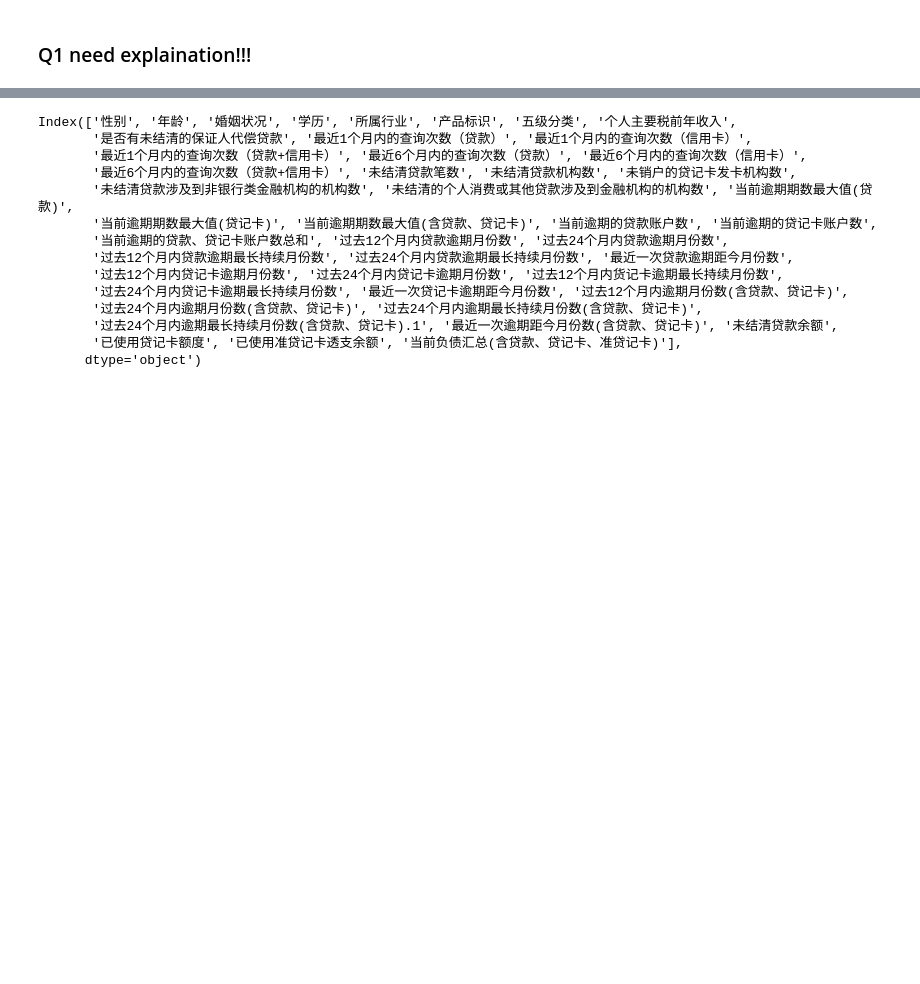
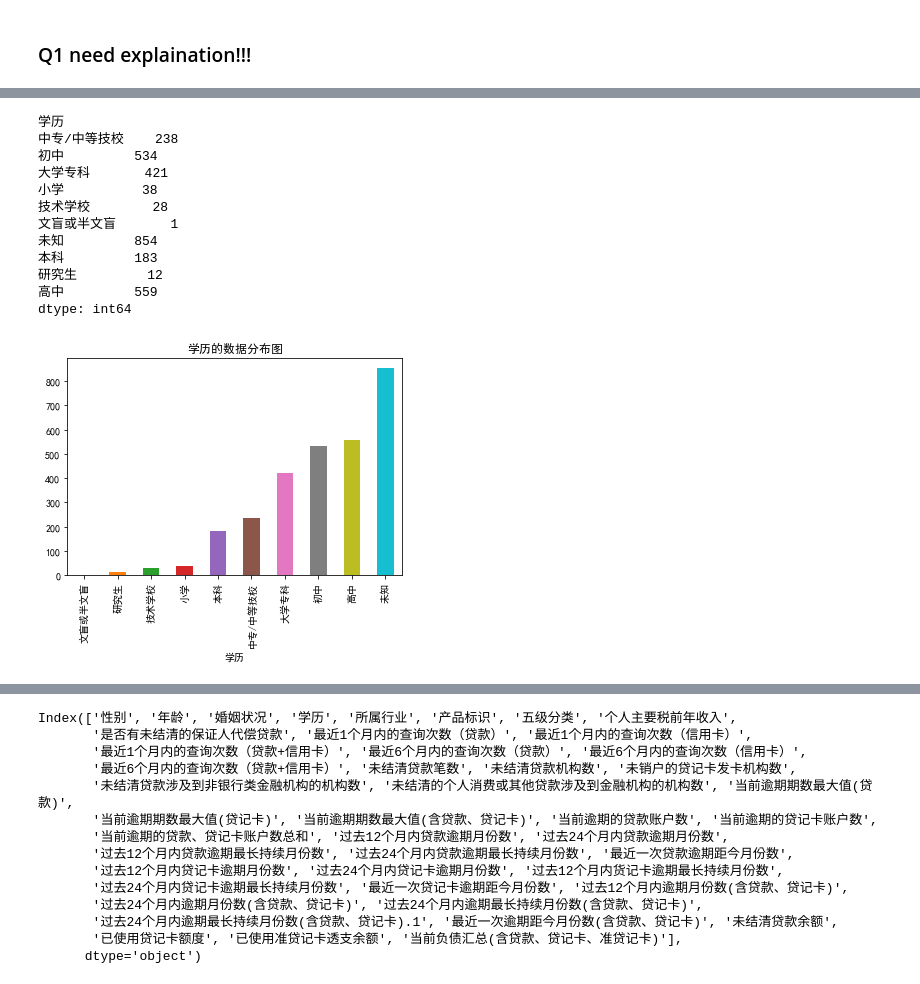
Before and after one commit to Judithning/Uda, a Jupyter notebook: bank_model.ipynb, the cells around one changed output, grey strips where cells are left out. Cells and saved outputs as stored; diff of their text form; code cells hidden in the pictures; blank space fills up the shorter version.

```diff
--- a/bank_model.ipynb
+++ b/bank_model.ipynb
@@ -115,0 +78,16 @@ array(['100000元', '40000元', '200000元', '70000元', 100000, 45600, 48000,
+# %%
+plot_bar(df1,'学历')
+# %% [output]
+学历
+中专/中等技校    238
+初中         534
+大学专科       421
+小学          38
+技术学校        28
+文盲或半文盲       1
+未知         854
+本科         183
+研究生         12
+高中         559
+dtype: int64
+[figure, added]
```
Also changed, not shown: parts of 46 cells of this notebook.
